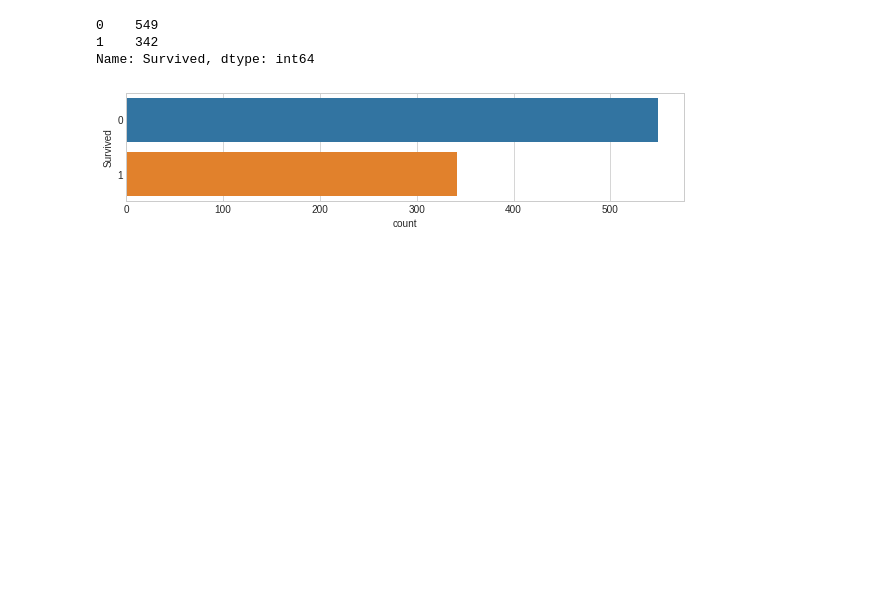
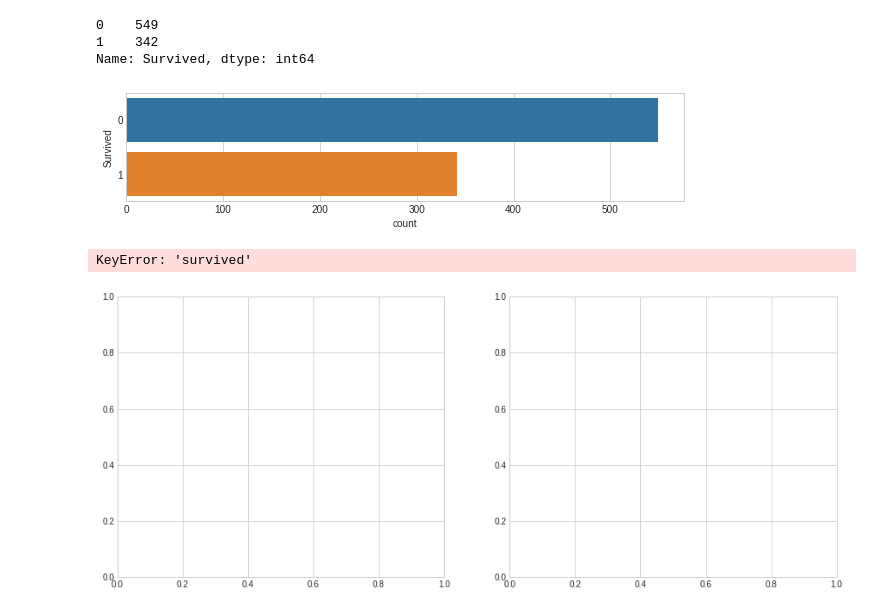
Before and after one commit to ajs7270/kaggle, a Jupyter notebook: titanic/Titanic.ipynb, the cells around one changed output. Saved outputs shown, nothing was run; the diff lists cells and outputs as text; code cells hidden in the pictures; blank space fills up the shorter version.

Commit message:
add plot draw function

```diff
--- a/titanic/Titanic.ipynb
+++ b/titanic/Titanic.ipynb
@@ -311,0 +310,14 @@ def piecount(col):
+# %%
+def piecount(col):
+    f, ax = plt.subplots(1,2,figsize=(15,6))
+    train[col].value_counts().plot.pie(expolde=[0.1 for i in range(train[col].nunique())], autopct='%1.1lf%%', ax=ax[0], shadow=True)
+    ax[0].set_title(col)
+    ax[0].set_ylabel('')
+    sns.countplot(col, data=train, ax = ax[1])
+    ax[1].set_title(col)
+    plt.show()
+
+piecount("survived")
+# %% [output]
+KeyError: 'survived'
+[figure, added]
```
Also changed, not shown: parts of 1 cell of this notebook.
